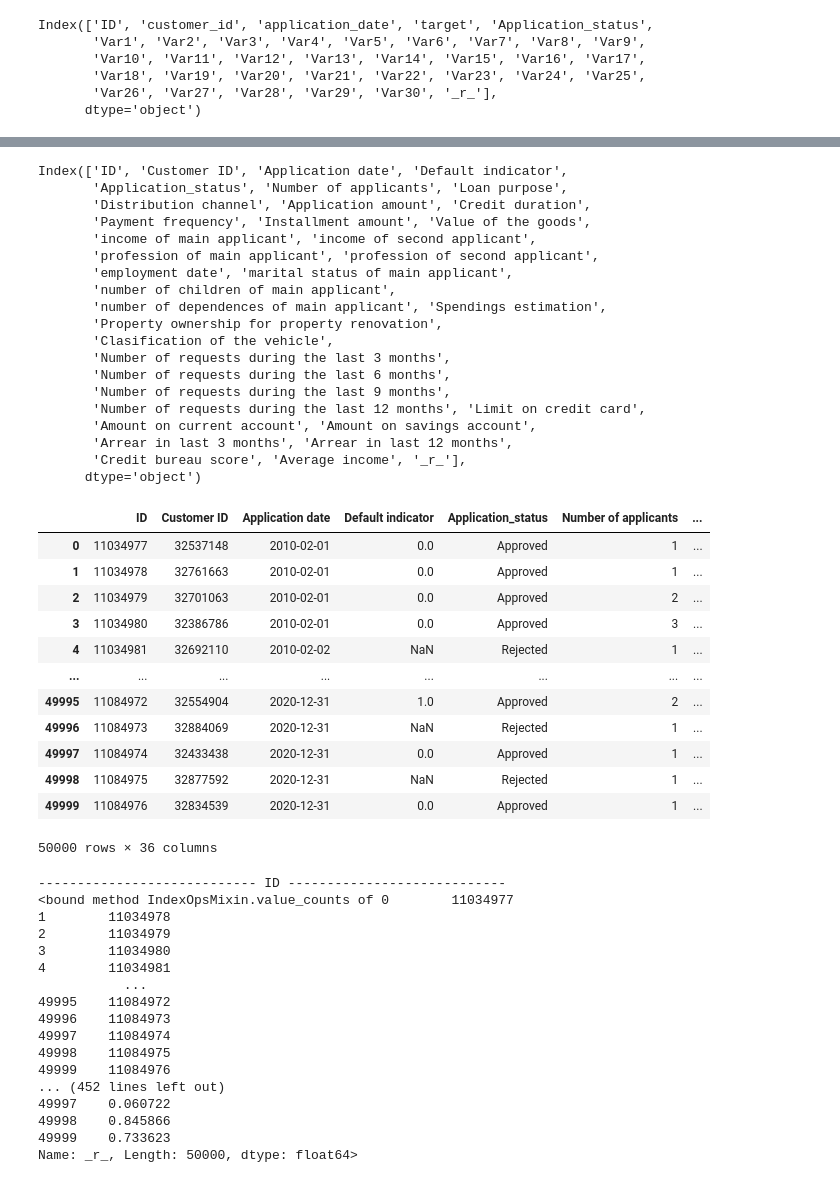
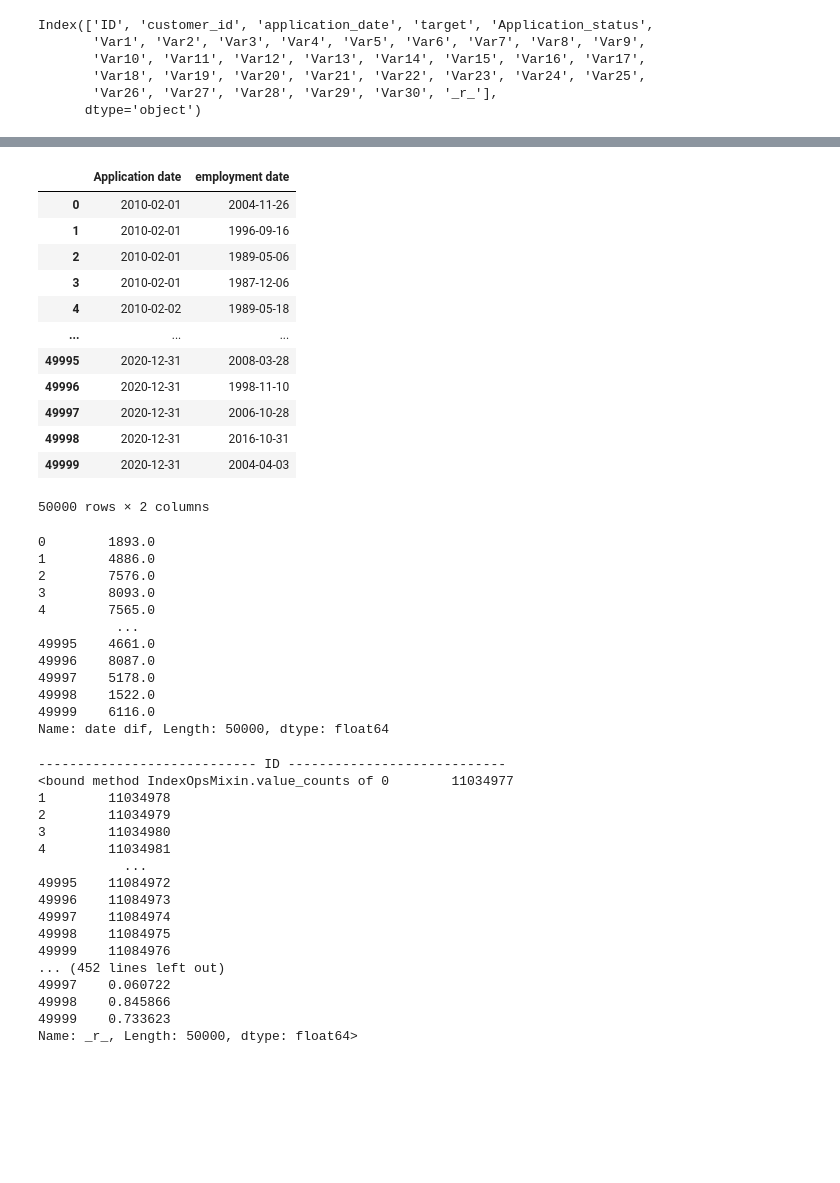
Before and after one commit to Jagodno/Pre-selection-Assignment, a Jupyter notebook: jupyter_notebooks/lukaszEda.ipynb, the cells around one changed output, grey strips where cells are left out. Cells and saved outputs as stored; diff of their text form; code cells hidden in the pictures; blank space fills up the shorter version.

Commit message:
Add date diff

```diff
--- a/jupyter_notebooks/lukaszEda.ipynb
+++ b/jupyter_notebooks/lukaszEda.ipynb
@@ -88,44 +88,39 @@ df
-# %%
-df.columns
-# %% [output]
-Index(['ID', 'Customer ID', 'Application date', 'Default indicator',
-       'Application_status', 'Number of applicants', 'Loan purpose',
-       'Distribution channel', 'Application amount', 'Credit duration',
-       'Payment frequency', 'Installment amount', 'Value of the goods',
-       'income of main applicant', 'income of second applicant',
-       'profession of main applicant', 'profession of second applicant',
-       'employment date', 'marital status of main applicant',
-       'number of children of main applicant',
-       'number of dependences of main applicant', 'Spendings estimation',
-       'Property ownership for property renovation',
-       'Clasification of the vehicle',
-       'Number of requests during the last 3 months',
-       'Number of requests during the last 6 months',
-       'Number of requests during the last 9 months',
-       'Number of requests during the last 12 months', 'Limit on credit card',
-       'Amount on current account', 'Amount on savings account',
-       'Arrear in last 3 months', 'Arrear in last 12 months',
-       'Credit bureau score', 'Average income', '_r_'],
-      dtype='object')
+# %%
+df[['Application date', 'employment date']]
+# %% [output]
+|  | Application date | employment date |
+| 0 | 2010-02-01 | 2004-11-26 |
+| 1 | 2010-02-01 | 1996-09-16 |
+| 2 | 2010-02-01 | 1989-05-06 |
+| 3 | 2010-02-01 | 1987-12-06 |
+| 4 | 2010-02-02 | 1989-05-18 |
+| ... | ... | ... |
+| 49995 | 2020-12-31 | 2008-03-28 |
+| 49996 | 2020-12-31 | 1998-11-10 |
+| 49997 | 2020-12-31 | 2006-10-28 |
+| 49998 | 2020-12-31 | 2016-10-31 |
+| 49999 | 2020-12-31 | 2004-04-03 |
+50000 rows × 2 columns
 # %%
 
 df['employment date'] = pd.to_datetime(df['employment date'], format='%d%b%Y', errors = 'coerce')
-df['Application date'] = pd.to_datetime(df['Application date'], format='%d%b%Y', errors = 'coerce')
-df
+df['Application date'] = pd.to_datetime(df['Application date'])
+df['date dif'] = df['Application date'] - df['employment date']
+df['date dif'] = pd.to_numeric(df['date dif'].dt.days, downcast='integer')
+df['date dif']
 # %% [output]
-|  | ID | Customer ID | Application date | Default indicator | Application_status | Number of applicants | ... |
-| 0 | 11034977 | 32537148 | 2010-02-01 | 0.0 | Approved | 1 | ... |
-| 1 | 11034978 | 32761663 | 2010-02-01 | 0.0 | Approved | 1 | ... |
-| 2 | 11034979 | 32701063 | 2010-02-01 | 0.0 | Approved | 2 | ... |
-| 3 | 11034980 | 32386786 | 2010-02-01 | 0.0 | Approved | 3 | ... |
-| 4 | 11034981 | 32692110 | 2010-02-02 | NaN | Rejected | 1 | ... |
-| ... | ... | ... | ... | ... | ... | ... | ... |
-| 49995 | 11084972 | 32554904 | 2020-12-31 | 1.0 | Approved | 2 | ... |
-| 49996 | 11084973 | 32884069 | 2020-12-31 | NaN | Rejected | 1 | ... |
-| 49997 | 11084974 | 32433438 | 2020-12-31 | 0.0 | Approved | 1 | ... |
-| 49998 | 11084975 | 32877592 | 2020-12-31 | NaN | Rejected | 1 | ... |
-| 49999 | 11084976 | 32834539 | 2020-12-31 | 0.0 | Approved | 1 | ... |
-50000 rows × 36 columns
+0        1893.0
+1        4886.0
+2        7576.0
+3        8093.0
+4        7565.0
+          ...
+49995    4661.0
+49996    8087.0
+49997    5178.0
+49998    1522.0
+49999    6116.0
+Name: date dif, Length: 50000, dtype: float64
 # %%
 dfSelected = df[['ID', 'Customer ID', 'Default indicator',
        'Number of applicants', 'Loan purpose',
```
Also changed, not shown: parts of 1 cell of this notebook.
